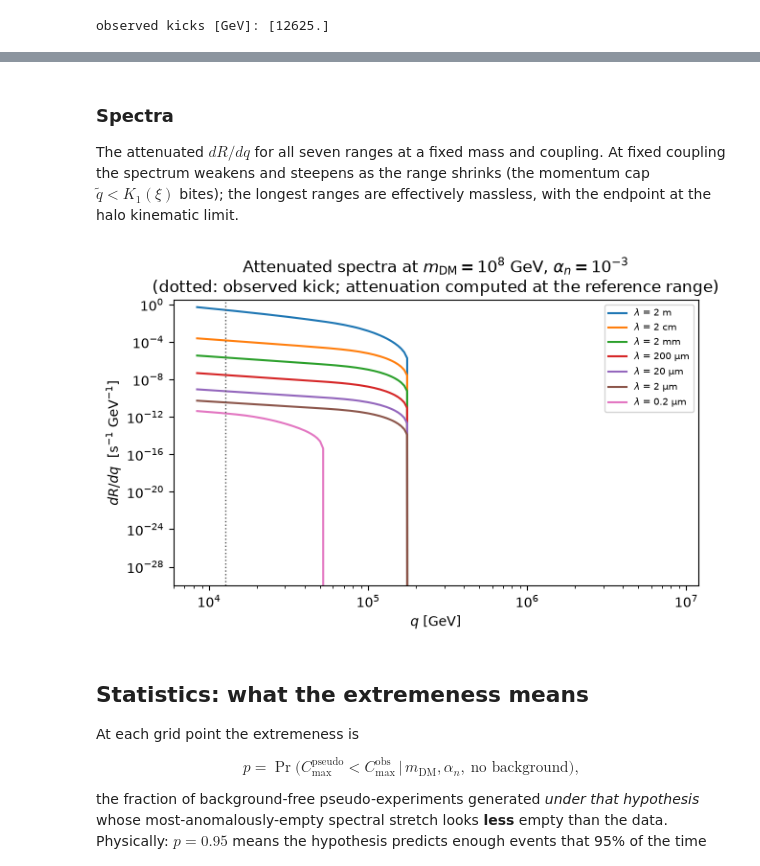
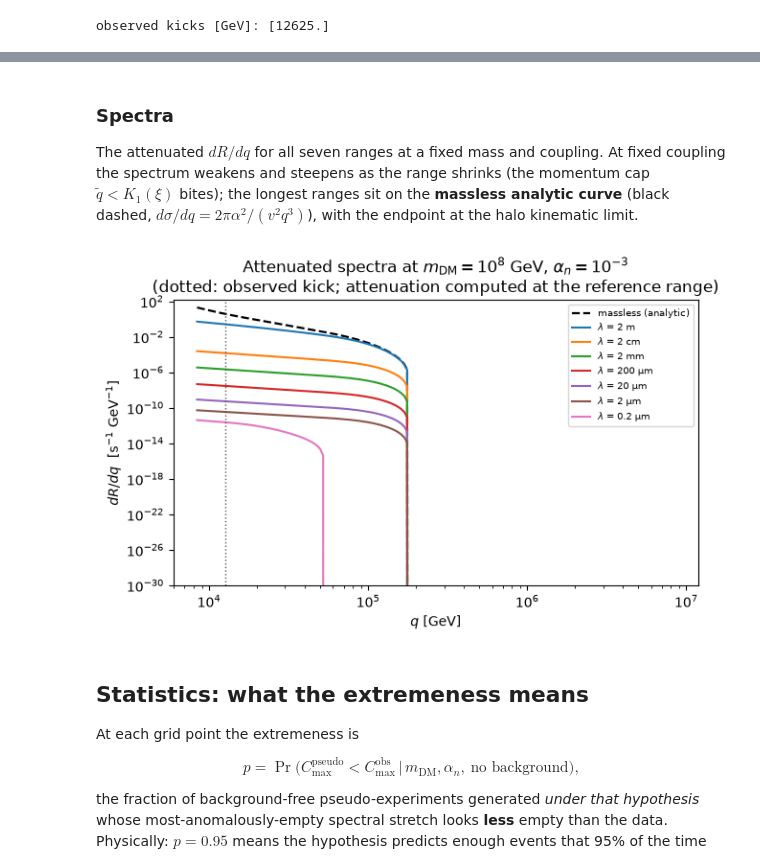
Before and after one commit to PolonaiseExperiment/luhdm, a Jupyter notebook: notebooks/limit_contour.ipynb, the cells around one changed output, grey strips where cells are left out. Cells and saved outputs as stored; diff of their text form; code cells hidden in the pictures.

Commit message:
Shared luhdm.rate module (notebook + scripts), cache-or-compute maps, massless analytic overlay

```diff
--- a/notebooks/limit_contour.ipynb
+++ b/notebooks/limit_contour.ipynb
@@ -115,24 +126,18 @@ validated against the direct code in `tests/test_cross_section_ln.py`.
 import os
 os.environ["TQDM_DISABLE"] = "1"
 
+from luhdm import rate
+
 XSEC = {}
 for tag, lamb, color in LAMBDAS:
-    xi = R_eff / lamb
-    use_ln = xi > 30
     t0 = time.time()
-    if use_ln:
-        interp = cross_section.make_ln_dsigma_dq_interpolant(R_eff, lamb)
-    else:
-        interp = cross_section.make_dsigma_dq_interpolant(
-            1e-25, R_eff, lamb, N_points=600)
-    XSEC[tag] = dict(lamb=lamb, color=color, use_ln=use_ln, interp=interp)
-    print(f"{tag:>6}: xi = {xi:8.3f}  {'log-space' if use_ln else 'direct':>9}"
+    XSEC[tag] = rate.make_xsec(lamb)
+    XSEC[tag]["color"] = color
+    print(f"{tag:>6}: xi = {R_eff / lamb:8.3f}  "
+          f"{'log-space' if XSEC[tag]['use_ln'] else 'direct':>9}"
           f"  ({time.time() - t0:.0f}s)")
-
-def dsigma_dq_any(q, alpha, vs, xs):
-    # dispatch to the direct or log-space evaluator for this range
-    fn = cross_section.dsigma_dq_ln if xs["use_ln"] else cross_section.dsigma_dq
-    return fn(q, alpha, xs["lamb"], R_eff, vs, xs["interp"])
+XS_MASSLESS = rate.make_xsec(None)   # analytic Rutherford projection
+print("massless: analytic (no tabulation)")
 # %% [output]
   the integrand in order to determine the difficulties.  If the position of a
   local difficulty can be determined (singularity, discontinuity) one will
@@ -187,38 +157,53 @@ def expected_transits(alpha_n, mu, f_v_f, xs):
+# %%
+v_i_samples = atmosphere.sample_shm(int(1e5))  # SHM at the top of the atmosphere
+
+# thin aliases so the cells below read like the original notebook
+def differential_rate_trapz(qs, alpha_n, mu, f_v_f, xs):
+    return rate.differential_rate_trapz(qs, alpha_n, mu, f_v_f, xs)
+
+def expected_transits(alpha_n, mu, f_v_f, xs):
+    return rate.expected_transits(alpha_n, mu, f_v_f, xs, T_TOTAL)
 # %% [markdown]
 ### Spectra
 
 The attenuated $dR/dq$ for all seven ranges at a fixed mass and coupling. At
 fixed coupling the spectrum weakens and steepens as the range shrinks (the
-momentum cap $\tilde q < K_1(\xi)$ bites); the longest ranges are effectively
-massless, with the endpoint at the halo kinematic limit.
+momentum cap $\tilde q < K_1(\xi)$ bites); the longest ranges sit on the
+**massless analytic curve** (black dashed,
+$d\sigma/dq = 2\pi\alpha^2/(v^2q^3)$), with the endpoint at the halo
+kinematic limit.
 # %%
 ALPHA_N_SHOW = 1e-3
 M_SHOW = 1e8
 qs_plot = np.geomspace(Q_THRESH, 1000 * Q_THRESH, 160)
 
 v_min_show = qs_plot.min() / M_SHOW / 10
 v_f_show = atmosphere.compute_v_f_distribution(
     ALPHA_N_SHOW, LAMB_REF, M_SHOW, v_i_samples, v_min=v_min_show, n_grid=80)
 f_v_f_show = atmosphere.compute_f_vf(v_f_show, v_min_show)[0]
 
 fig, ax = plt.subplots(figsize=(6.5, 4.2))
+ax.loglog(qs_plot,
+          differential_rate_trapz(qs_plot, ALPHA_N_SHOW, M_SHOW,
+                                  f_v_f_show, XS_MASSLESS),
+          color="k", ls="--", lw=1.6, label="massless (analytic)")
 for tag, lamb, color in LAMBDAS:
     ax.loglog(qs_plot,
               differential_rate_trapz(qs_plot, ALPHA_N_SHOW, M_SHOW,
                                       f_v_f_show, XSEC[tag]),
               color=color, label=lamb_label(lamb).split(" = $")[0])
 for q_ev in EVENTS:
     ax.axvline(q_ev, color="#555555", lw=1, ls=":")
 ax.set_ylim(bottom=1e-30)
 ax.set_xlabel(r"$q$ [GeV]")
 ax.set_ylabel(r"$dR/dq$  [s$^{-1}$ GeV$^{-1}$]")
 ax.set_title(rf"Attenuated spectra at $m_{{\rm DM}} = 10^8$ GeV, "
              rf"$\alpha_n = 10^{{-3}}$" + "\n(dotted: observed kick; "
              "attenuation computed at the reference range)")
 ax.legend(fontsize=7)
 fig.tight_layout()
 # %% [output]
-[figure, old version]
+[figure, new version]
 # %% [markdown]
 ## Statistics: what the extremeness means
 
```
Also changed, not shown: parts of 17 cells of this notebook, 8 other files.
